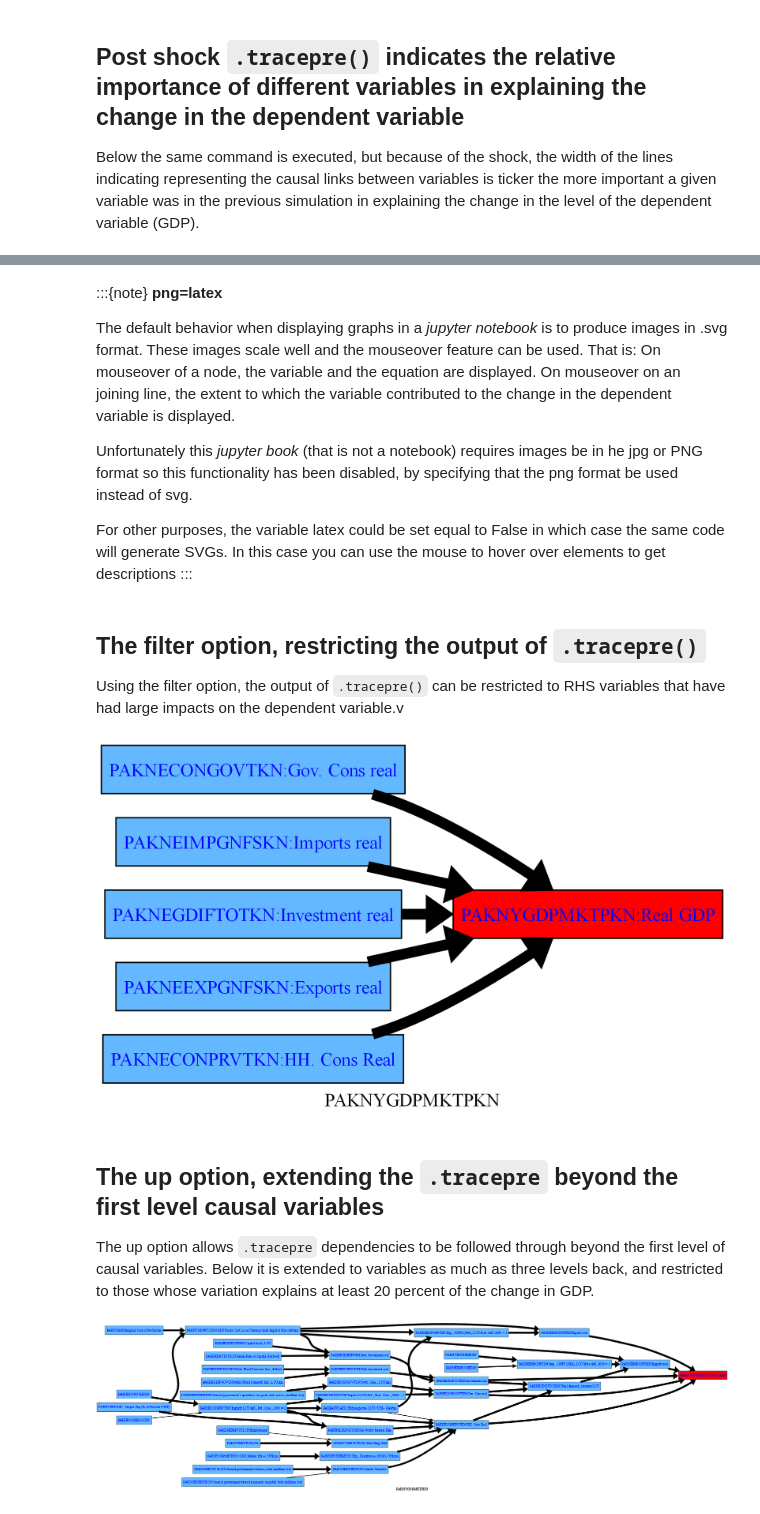
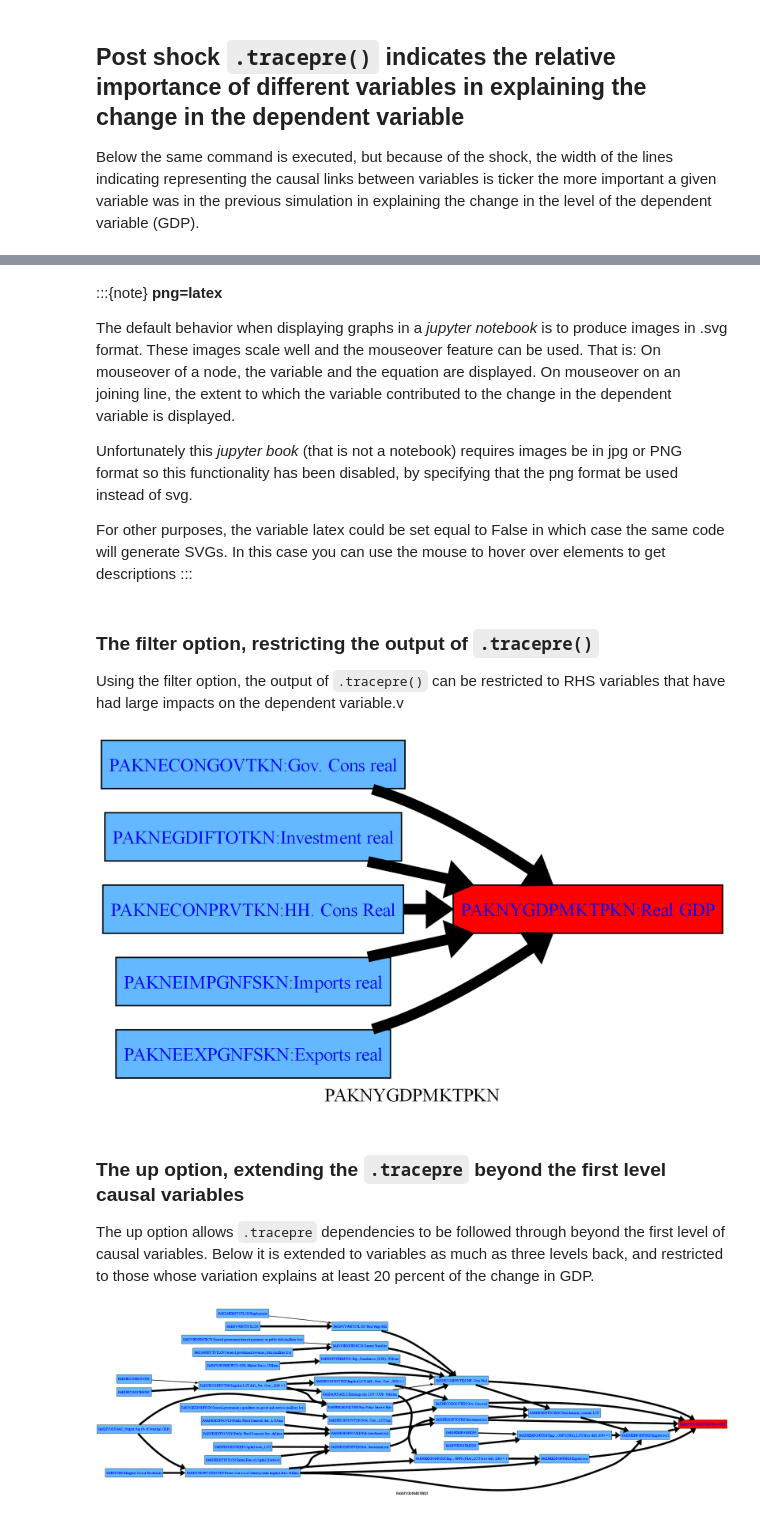
Before and after one commit to IbHansen/modelflow-manual, a Jupyter notebook: papers/mfbook/content/06_ModelAnalytics/ModelStructure.ipynb, the cells around one changed output, grey strips where cells are left out. Saved outputs shown, nothing was run; the diff lists cells and outputs as text; code cells hidden in the pictures.

```diff
--- a/papers/mfbook/content/06_ModelAnalytics/ModelStructure.ipynb
+++ b/papers/mfbook/content/06_ModelAnalytics/ModelStructure.ipynb
@@ -34,7 +37,7 @@ else:
 # %%
 from modelclass import model
-%load_ext autoreload
-%autoreload 2
+
+latex = True    # Setting to allow the diagrams to be incorporated in latex
 
 mpak,baseline = model.modelload('../models/pak.pcim',alfa=0.7,run=1)
 
@@ -110,6 +113,5 @@ PAKPANUSATLS    : Exchange rate LCU / US$ - Pakistan
 # %% [markdown]
 The method `.tracepre()` provides a graphical representation of this relationship, showing all the variables that directly determine an endogenous variable (in this example real GDP), distinguishing between RHS variables that are endogenous (in blue) and those that are exogenous (yellow).
 # %%
-latex=1
 mpak.PAKNYGDPMKTPKN.tracepre(png=latex)
 # %% [output]
@@ -135,6 +137,5 @@ mpak['PAKNYGDPMKTPKN PAKNECONPRVTKN PAKNEGDIFTOTKN PAKNEEXPGNFSKN PAKNEIMPGNFSKN
 
 Below the same command is executed, but because of the shock, the width of the lines indicating representing the causal links between variables is ticker the more important a given variable was in the previous simulation in explaining the change in the level of the dependent variable (GDP).
 # %%
-latex=1
 mpak.PAKNYGDPMKTPKN.tracepre(png=latex)
 # %% [output]
@@ -146,25 +147,24 @@ mpak.PAKNYGDPMKTPKN.tracepre(png=latex)
 The default behavior when displaying graphs in a *jupyter notebook* is to produce images in .svg format.
 These images scale well and the mouseover feature can be used. That is: On mouseover of a node, the variable and the equation are displayed.  On mouseover on an joining line, the extent to which the variable contributed to the change in the dependent variable is displayed.
 
-Unfortunately this *jupyter book* (that is not a notebook) requires images be in he jpg or PNG format so this functionality has been disabled, by specifying that the png format be used instead of svg.
+Unfortunately this *jupyter book* (that is not a notebook) requires images be in  jpg or PNG format so this functionality has been disabled, by specifying that the png format be used instead of svg.
 
 For other purposes, the variable latex could be set equal to False in which case the same code will generate SVGs. In this case you can use the mouse to hover over elements to get descriptions
 :::
 # %% [markdown]
-## The filter option, restricting the output of `.tracepre()`
+### The filter option, restricting the output of `.tracepre()`
 
 Using the filter option, the output of `.tracepre()` can be restricted to RHS variables that have had large impacts on the dependent variable.v
 # %%
 gg=mpak.PAKNYGDPMKTPKN.tracepre(filter=20,png=latex)
 gg
 # %% [output]
-[figure, old version]
+[figure, new version]
 # %% [markdown]
-## The up option, extending the `.tracepre` beyond the first level causal variables
+### The up option, extending the `.tracepre` beyond the first level causal variables
 
 The up option allows `.tracepre` dependencies to be followed through beyond the first level of causal variables.  Below it is extended to variables as much as three levels back, and restricted to those whose variation explains at least 20 percent of the change in GDP.
 # %%
-## suspended in developement,
-#mpak.PAKNYGDPMKTPKN.tracepre(filter = 20,up=3,png=latex,)
+mpak.PAKNYGDPMKTPKN.tracepre(filter = 20,up=3,png=latex,)
 # %% [output]
-[figure, old version]
+[figure, new version]
```
Also changed, not shown: parts of 18 cells of this notebook.
